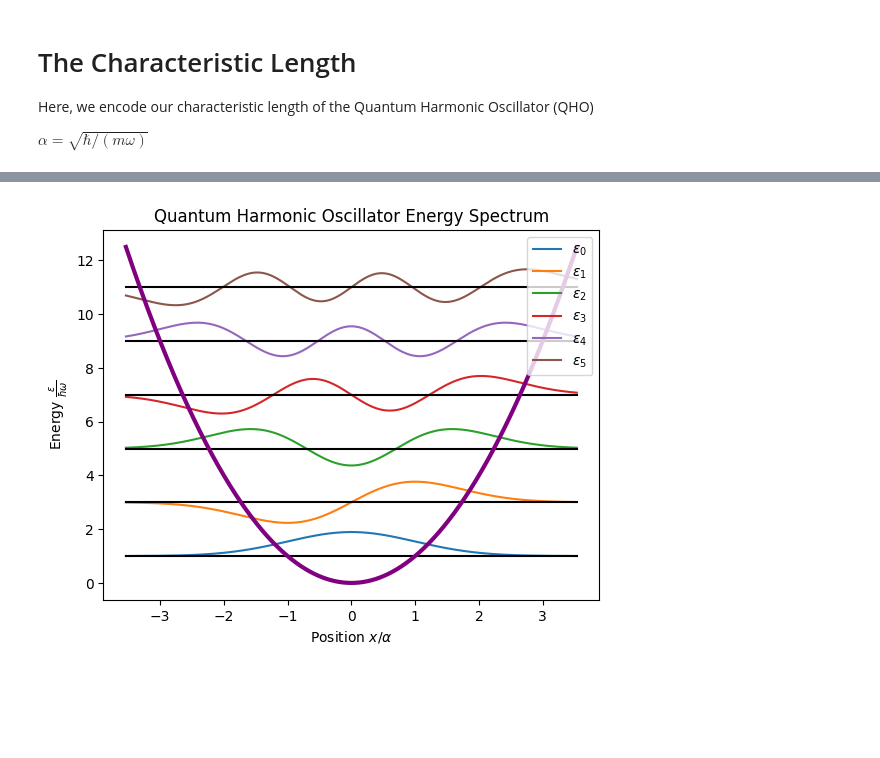
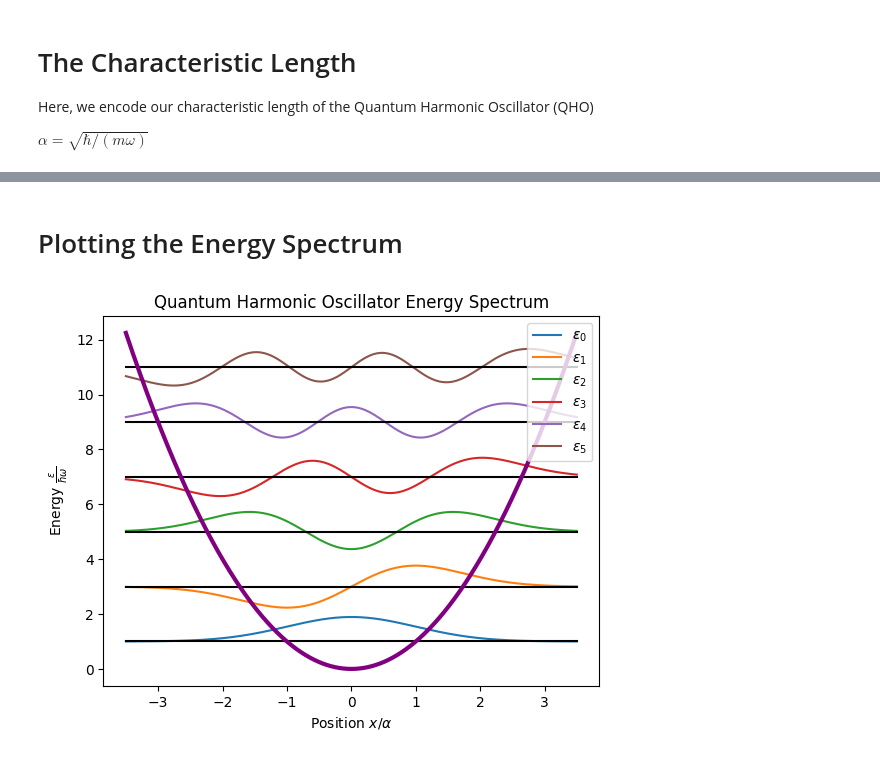
Before and after one commit to jamessaslow/coupled-transmons, a Jupyter notebook: Code/QHO_Energy_Spectrum.ipynb, the cells around one changed output, grey strips where cells are left out. Drawn from its saved outputs; the diff is of its cells as text; code cells hidden in the pictures; blank space fills up the shorter version.

```diff
--- a/Code/QHO_Energy_Spectrum.ipynb
+++ b/Code/QHO_Energy_Spectrum.ipynb
@@ -59,28 +73,30 @@ def V(x):
     '''
 
     return 0.5*m*(omega**2)*x**2
+# %% [markdown]
+# Plotting the Energy Spectrum
 # %%
-x_lim = 2.5
-x = np.linspace(-x_lim,x_lim,1000) # Position Domain
-x_normalized = x/alpha             # Normalized Position
+x_lim = 3.5
+x_normalized = np.linspace(-x_lim,x_lim,1000) # Position Domain
+x = alpha*x_normalized     # Normalized Position
 
 number_of_modes = 6
 
 
 for i in range(number_of_modes):
     E = energy(i)
     y = psi(x,i) + E
 
     plt.plot(x_normalized,y, label = '$\\epsilon_{' + str(i) + '}$')
     plt.plot(x_normalized, np.ones((len(x))) * E  , color = 'black')
 
 plt.plot(x_normalized, V(x), color = 'purple', lw = 3)
 
 plt.title('Quantum Harmonic Oscillator Energy Spectrum')
 plt.xlabel('Position $x / \\alpha$')
 plt.ylabel('Energy $\\frac{\epsilon}{\hbar \omega}$')
 plt.legend(loc = 'upper right')
 
 plt.show()
 # %% [output]
-[figure, old version]
+[figure, new version]
```
Also changed, not shown: parts of 3 cells of this notebook.
